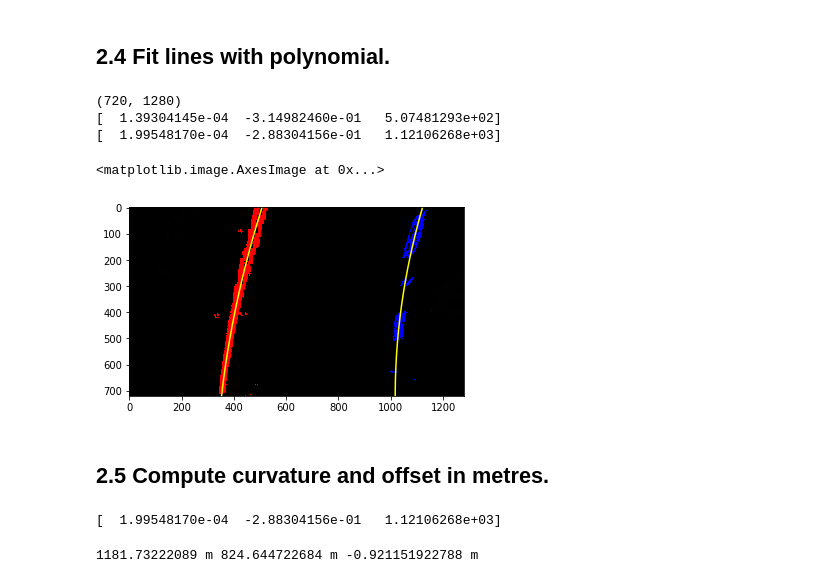
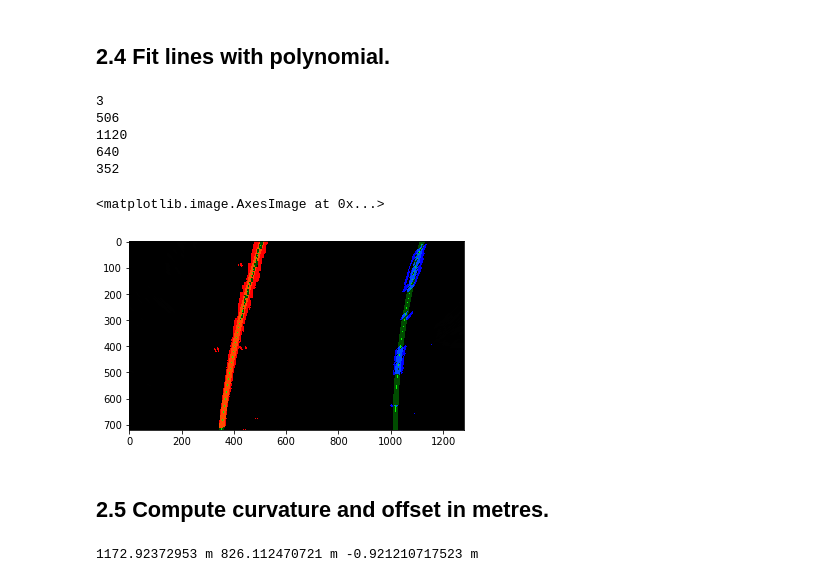
Before and after one commit to uv1000/P2, a Jupyter notebook: P2_SDC_Ulrich_Voll.ipynb, the cells around one changed output. Cells and saved outputs as stored; diff of their text form; code cells hidden in the pictures.

Commit message:
beginnig to get  2.6  right

```diff
--- a/P2_SDC_Ulrich_Voll.ipynb
+++ b/P2_SDC_Ulrich_Voll.ipynb
@@ -255,7 +255,7 @@ plt.subplots_adjust(left=0., right=1, top=0.9, bottom=0.)
 ## 2.4 Fit lines with polynomial.
 # %%
 binary_warped = top_down_gray  #use image from last step in pipeline
-print(binary_warped.shape)
+#print(binary_warped.shape)
 
 def find_lane_pixels(binary_warped):
     # Take a histogram of the bottom half of the image
@@ -335,54 +335,74 @@ def find_lane_pixels(binary_warped):
     rightx = nonzerox[right_lane_inds]
     righty = nonzeroy[right_lane_inds]
 
     return leftx, lefty, rightx, righty, out_img
 
 
 def fit_polynomial(binary_warped):
     # Find our lane pixels first
     leftx, lefty, rightx, righty, out_img = find_lane_pixels(binary_warped)
 
-    ### TO-DO: Fit a second order polynomial to each using `np.polyfit` ###
+    ### Fit a second order polynomial to each using `np.polyfit` ###
     left_fit = np.polyfit(lefty, leftx,2)
-    print(left_fit)
+    #print(left_fit)
     right_fit = np.polyfit(righty, rightx,2)
-    print(right_fit)
+    #print(right_fit)
 
     # Generate x and y values for plotting
-    ploty = np.linspace(0, binary_warped.shape[0]-1, binary_warped.shape[0] )
+    ploty = np.int32(np.linspace(0, binary_warped.shape[0]-1, binary_warped.shape[0] ))
+    left_fitx = np.int32(left_fit[0]*ploty**2 + left_fit[1]*ploty + left_fit[2])
+    right_fitx = np.int32(right_fit[0]*ploty**2 + right_fit[1]*ploty + right_fit[2])
+    print(ploty[3])
+    print(left_fitx[3])
+    print(right_fitx[3])
 
-    left_fitx = left_fit[0]*ploty**2 + left_fit[1]*ploty + left_fit[2]
-    right_fitx = right_fit[0]*ploty**2 + right_fit[1]*ploty + right_fit[2]
-
+    print(lefty[3])
+    print(leftx[3])
 
     ## Visualization ##
     # Colors in the left and right lane regions
     out_img[lefty, leftx] = [255, 0, 0]
     out_img[righty, rightx] = [0, 0, 255]
+    out_img[ploty, left_fitx] = [0, 255, 0]
+    out_img[ploty, right_fitx] = [0, 255, 0]
 
     # Plots the left and right polynomials on the lane lines
-    plt.plot(left_fitx, ploty, color='yellow')
-    plt.plot(right_fitx, ploty, color='yellow')
+    #plt.plot(left_fitx, ploty, color='yellow',linewidth=4.0)
+    #plt.plot(right_fitx, ploty, color='yellow',linewidth=4.0)
 
-    return out_img,ploty, left_fit,right_fit
+
+    # Draw the lane onto the  image
+    #out_img = np.dstack((binary_warped, binary_warped, binary_warped)) *255
+    window_img = np.zeros_like(out_img)
+    margin=np.int32(10)
+    left_line_window1 = np.array([np.transpose(np.vstack([left_fitx-margin, ploty]))])
+    left_line_window2 = np.array([np.flipud(np.transpose(np.vstack([left_fitx+margin,
+                              ploty])))])
+    left_line_pts = np.hstack((left_line_window1, left_line_window2))
+    right_line_window1 = np.array([np.transpose(np.vstack([right_fitx-margin, ploty]))])
+    right_line_window2 = np.array([np.flipud(np.transpose(np.vstack([right_fitx+margin,
+                              ploty])))])
+    right_line_pts = np.hstack((right_line_window1, right_line_window2))
+    cv2.fillPoly(window_img, np.int32([left_line_pts]), (0,255, 0))
+    cv2.fillPoly(window_img, np.int32([right_line_pts]), (0,255, 0))
+    result = cv2.addWeighted(out_img, 1, window_img, 0.3, 0)
+
+    return result,ploty, left_fit,right_fit
 
 
 out_img, ploty, left_fit,right_fit = fit_polynomial(binary_warped)
 
 plt.imshow(out_img)
 # %% [output]
-(720, 1280)
-[  1.39304145e-04  -3.14982460e-01   5.07481293e+02]
-[  1.99548170e-04  -2.88304156e-01   1.12106268e+03]
+3
+506
+1120
+640
+352
 <matplotlib.image.AxesImage at 0x...>
-[figure, old version]
+[figure, new version]
 # %% [markdown]
 ## 2.5 Compute curvature and offset in metres.
-# %%
-ploty.shape
-print(right_fit)
-# %% [output]
-[  1.99548170e-04  -2.88304156e-01   1.12106268e+03]
 # %%
 def convert_to_metres(ploty, left_fit,right_fit , ym_per_pix, xm_per_pix):
     '''
@@ -447,4 +467,4 @@ left_curverad, right_curverad, offset_x_m = measure_curvature_and_offset_real(pl
 
 print(left_curverad, 'm', right_curverad, 'm', offset_x_m, 'm')
 # %% [output]
-1181.73222089 m 824.644722684 m -0.921151922788 m
+1172.92372953 m 826.112470721 m -0.921210717523 m
```
Also changed, not shown: parts of 2 cells of this notebook.
